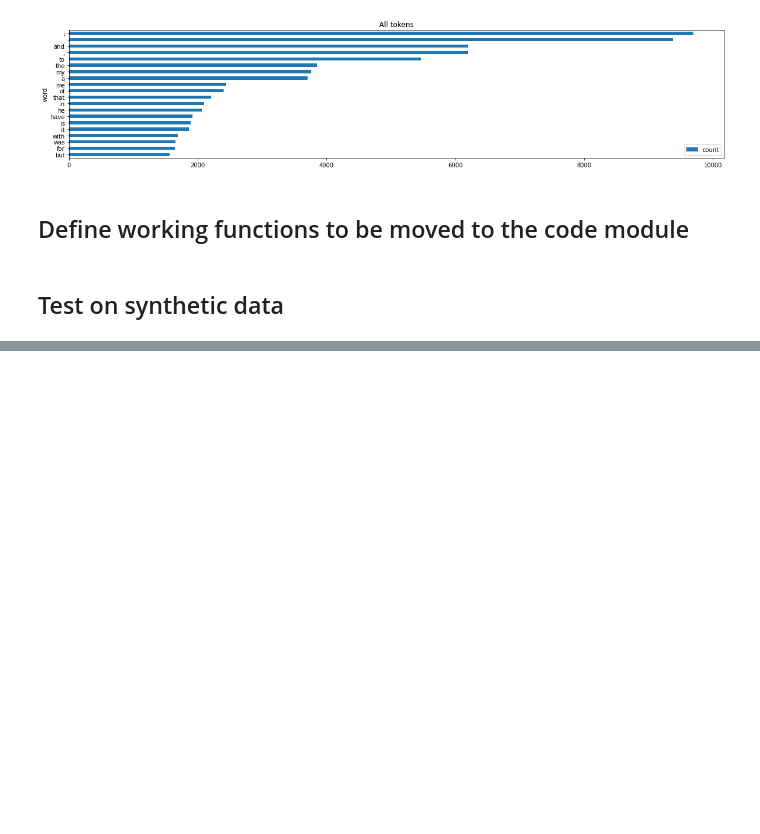
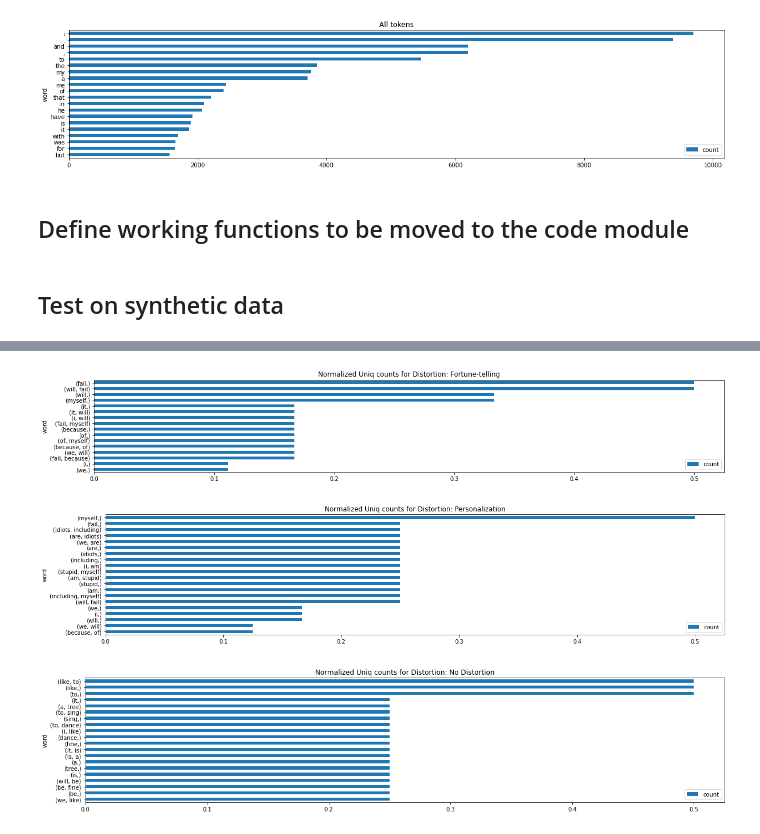
Before and after one commit to aigents/pygents, a Jupyter notebook: notebooks/nlp/sentiment/distortions_preliminary_data_checks.ipynb, the cells around one changed output, grey strips where cells are left out. Saved outputs shown, nothing was run; the diff lists cells and outputs as text; code cells hidden in the pictures; blank space fills up the shorter version.

```diff
--- a/notebooks/nlp/sentiment/distortions_preliminary_data_checks.ipynb
+++ b/notebooks/nlp/sentiment/distortions_preliminary_data_checks.ipynb
@@ -235 +277,14 @@ plot_debug_charts(n_gram_dicts, all_n_grams, norm_n_gram_dicts, 20)
+# %%
+   for distortion, ngram_dict in norm_uniq_n_gram_dicts.items():
+        plot_dict(
+            ngram_dict,
+            labels="word",
+            values="count",
+            title=f"Normalized Uniq counts for Distortion: {distortion}",
+            head=20             # Top 20 n-grams
+        )
+# %% [output]
+[figure, added]
+[figure, added]
+[figure, added]
 # %%
```
Also changed, not shown: parts of 13 cells of this notebook, 1 other file.
